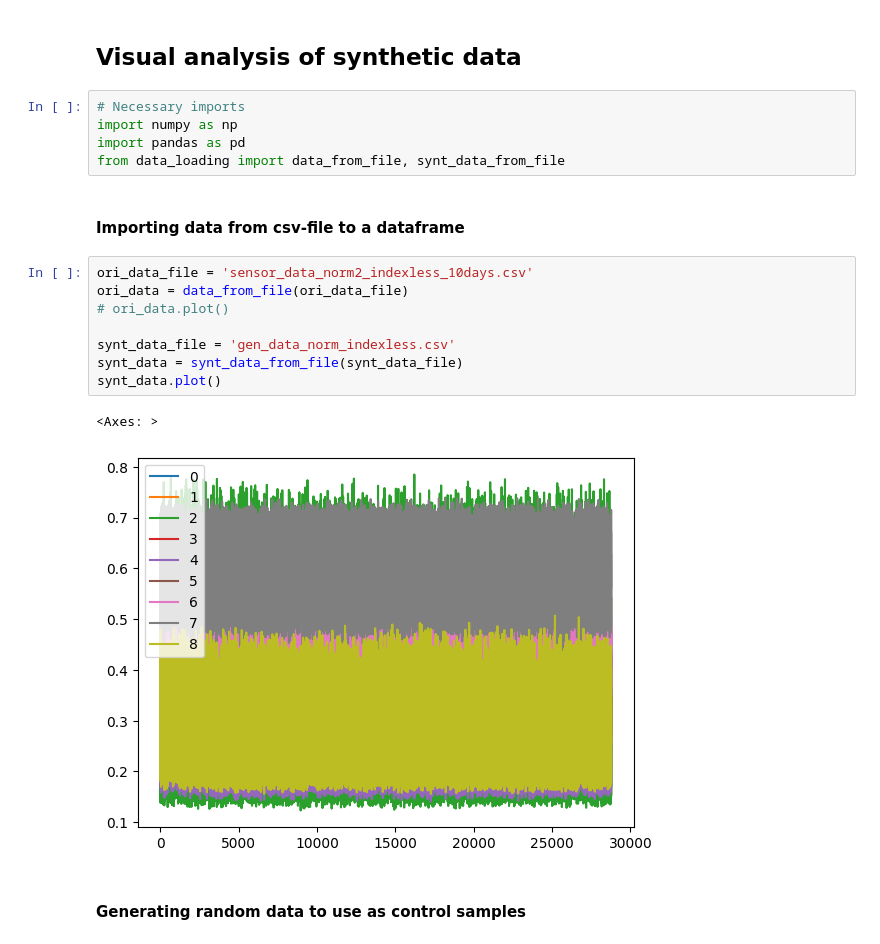
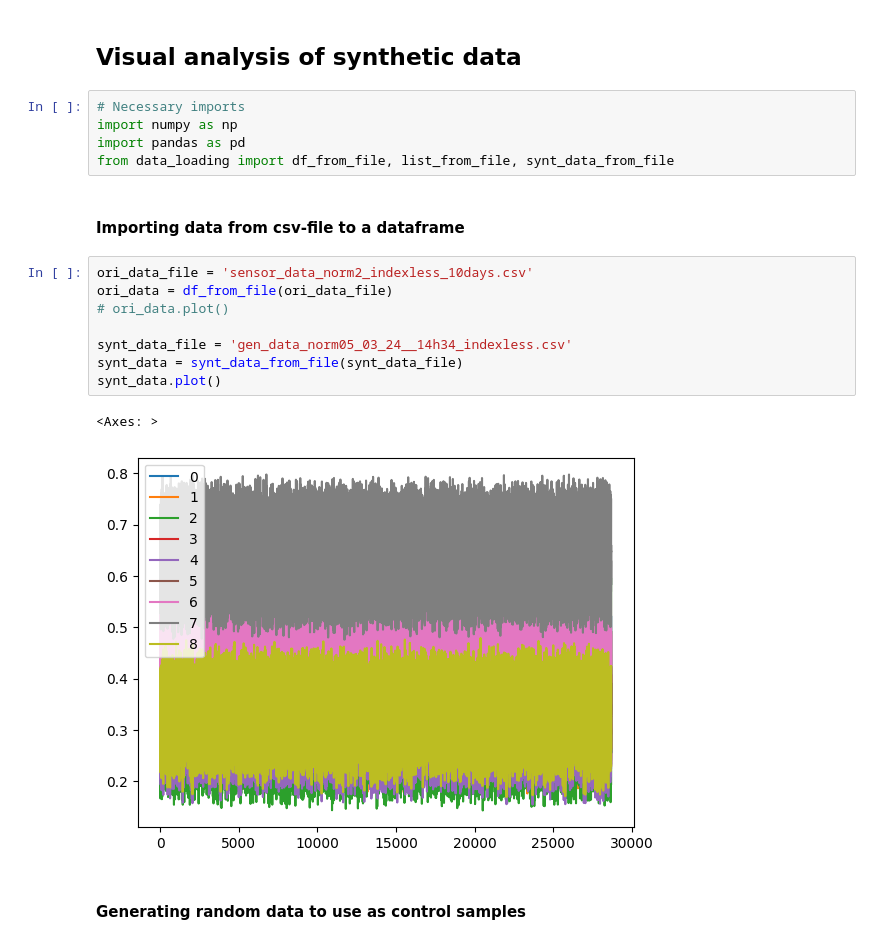
Before and after one commit to fredrikSveen/MSc_time_series_GAN, a Jupyter notebook: visual_analysis.ipynb, the cells around one changed output. Cells and saved outputs as stored; diff of their text form.

```diff
--- a/visual_analysis.ipynb
+++ b/visual_analysis.ipynb
@@ -4,20 +4,20 @@
 # Necessary imports
 import numpy as np
 import pandas as pd
-from data_loading import data_from_file, synt_data_from_file
+from data_loading import df_from_file, list_from_file, synt_data_from_file
 # %% [markdown]
 #### Importing data from csv-file to a dataframe
 # %%
 ori_data_file = 'sensor_data_norm2_indexless_10days.csv'
-ori_data = data_from_file(ori_data_file)
+ori_data = df_from_file(ori_data_file)
 # ori_data.plot()
 
-synt_data_file = 'gen_data_norm_indexless.csv'
+synt_data_file = 'gen_data_norm05_03_24__14h34_indexless.csv'
 synt_data = synt_data_from_file(synt_data_file)
 synt_data.plot()
 # %% [output]
 <Axes: >
-[figure, old version]
+[figure, new version]
 # %% [markdown]
 #### Generating random data to use as control samples
 # %%
```
Also changed, not shown: parts of 3 cells of this notebook, 5 other files.
